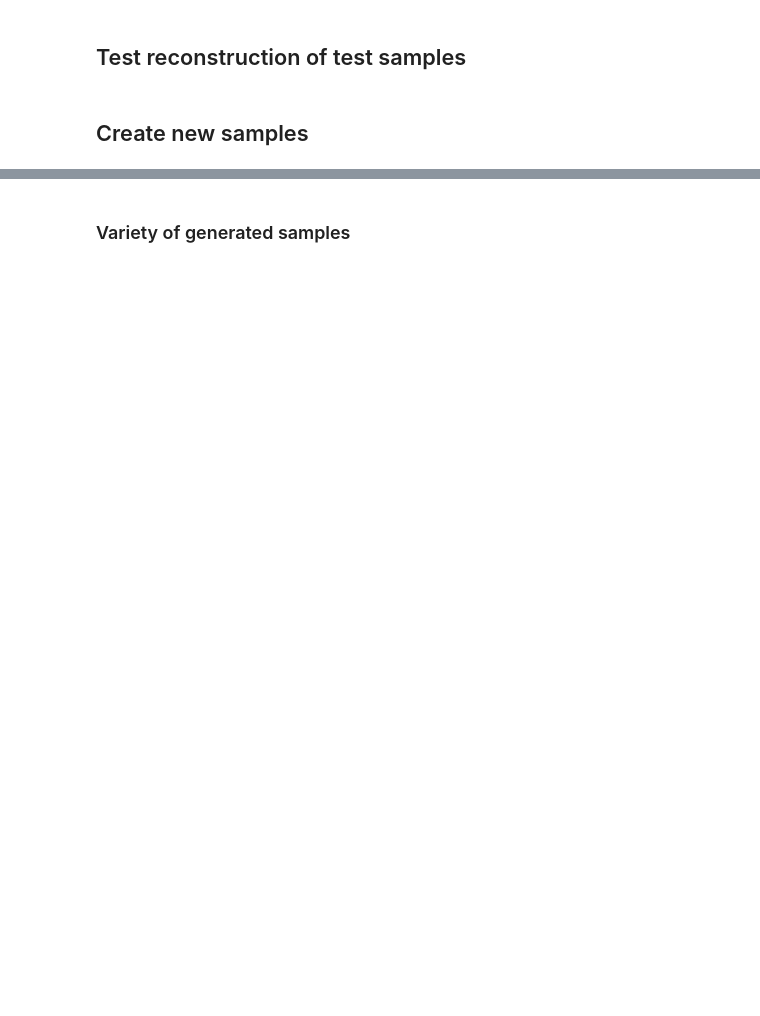
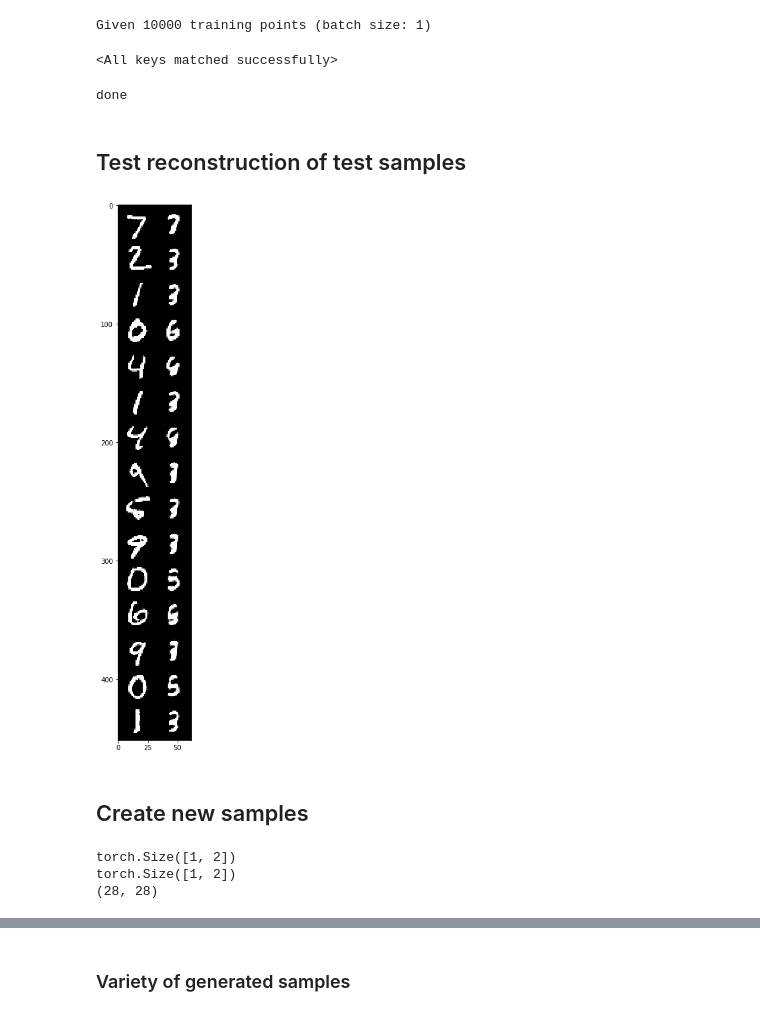
Before and after one commit to a1302z/GenerativeModels, a Jupyter notebook: eval_tools/VAE.ipynb, the cells around one changed output, grey strips where cells are left out. Drawn from its saved outputs; the diff is of its cells as text; code cells hidden in the pictures; blank space fills up the shorter version.

Commit message:
Retrained all MNIST experiments

```diff
--- a/eval_tools/VAE.ipynb
+++ b/eval_tools/VAE.ipynb
@@ -14,11 +14,15 @@ sys.path.insert(0,parentdir)
 import common.setup as setup
 # %%
 model_name = 'VAE'
-model_path = '../trained_models/VAE_MNIST_2019-03-20_17:04:15.160193/final_model'
-config_path = os.path.join(os.path.dirname(model_path), 'settings.config')
+model_path = '../trained_models/VAE_MNIST_2020-01-24_17-02/final_model.pth.tar'
+config_path = os.path.join(os.path.dirname(model_path), 'settings.ini')
 config = ConfigParser()
 config.read(config_path)
-loader = setup.create_test_loader(data='MNIST', directory='../data')
-model = setup.create_model(config, model_name)
+loader = setup.create_dataset_loader(config, data='MNIST', test=True, directory='../data')
+n_classes = 10 if config.getboolean('HYPERPARAMS', 'auxillary') else -1
+model = setup.create_model(config, model_name, num_classes=n_classes)
 checkpoint = torch.load(model_path)
 model.load_state_dict(checkpoint['model_state_dict'])
+# %% [output]
+Given 10000 training points (batch size: 1)
+<All keys matched successfully>
@@ -29,34 +29,46 @@ if cuda:
+# %%
+device = torch.device('cuda' if torch.cuda.is_available() else 'cpu')
+model.to(device)
+print('done')
+# %% [output]
+done
 # %% [markdown]
 ## Test reconstruction of test samples
 # %%
 imgs = []
 n = 15
 for i, (data, target) in enumerate(loader):
     if i > n-1:
         break
     imgs.append(data.squeeze(0))
-    mu, log_var = model.encode(data.cuda())
+    mu, log_var, c = model.encode(data.to(device))
     z = model.sample_z(mu, log_var)
-    rec = model.decode(z)
+    rec = model.decode(mu)
     rec = rec.detach().cpu()
     #print('mu: %s\n\var: %s\n'%(str(mu), str(log_var)))
     imgs.append(rec.squeeze(0))
 
-imgs = make_grid(imgs, nrow=2)
+imgs = torch.clamp(make_grid(imgs, nrow=2), 0, 1)
 imgs = np.moveaxis(imgs.numpy(), 0, -1)
 plt.figure(figsize=(2.0, n))
 plt.imshow(imgs)
 plt.show()
+# %% [output]
+[figure, added]
 # %% [markdown]
 ## Create new samples
 # %%
-hidden_size = tuple(map(int, config['hidden_dim_size'].split(',')))
-eps = torch.randn(hidden_size[1])
-if cuda:
-    eps = eps.cuda()
+latent_dim =  config.getint('HYPERPARAMS', 'latent_dim')
+eps = torch.randn((1, latent_dim), device=device)
+print(eps.size())
+print(z.size())
 img = model.decode(eps)
 img = img.squeeze().detach().cpu().numpy()
 print(img.shape)
+# %% [output]
+torch.Size([1, 2])
+torch.Size([1, 2])
+(28, 28)
 # %%
 plt.imshow(img, cmap=plt.cm.gray)
 plt.show()
```
Also changed, not shown: parts of 7 cells of this notebook, 23 other files.
